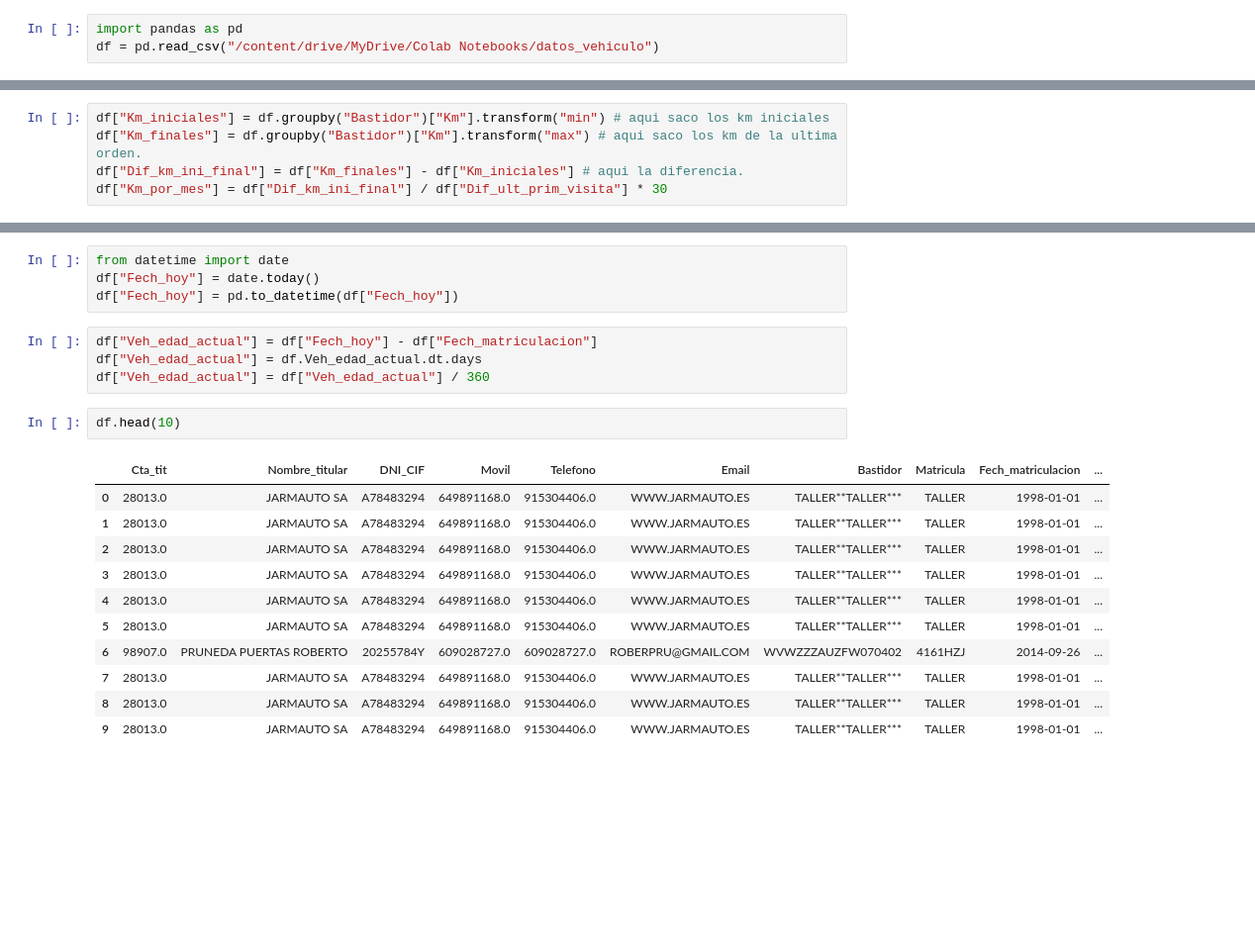
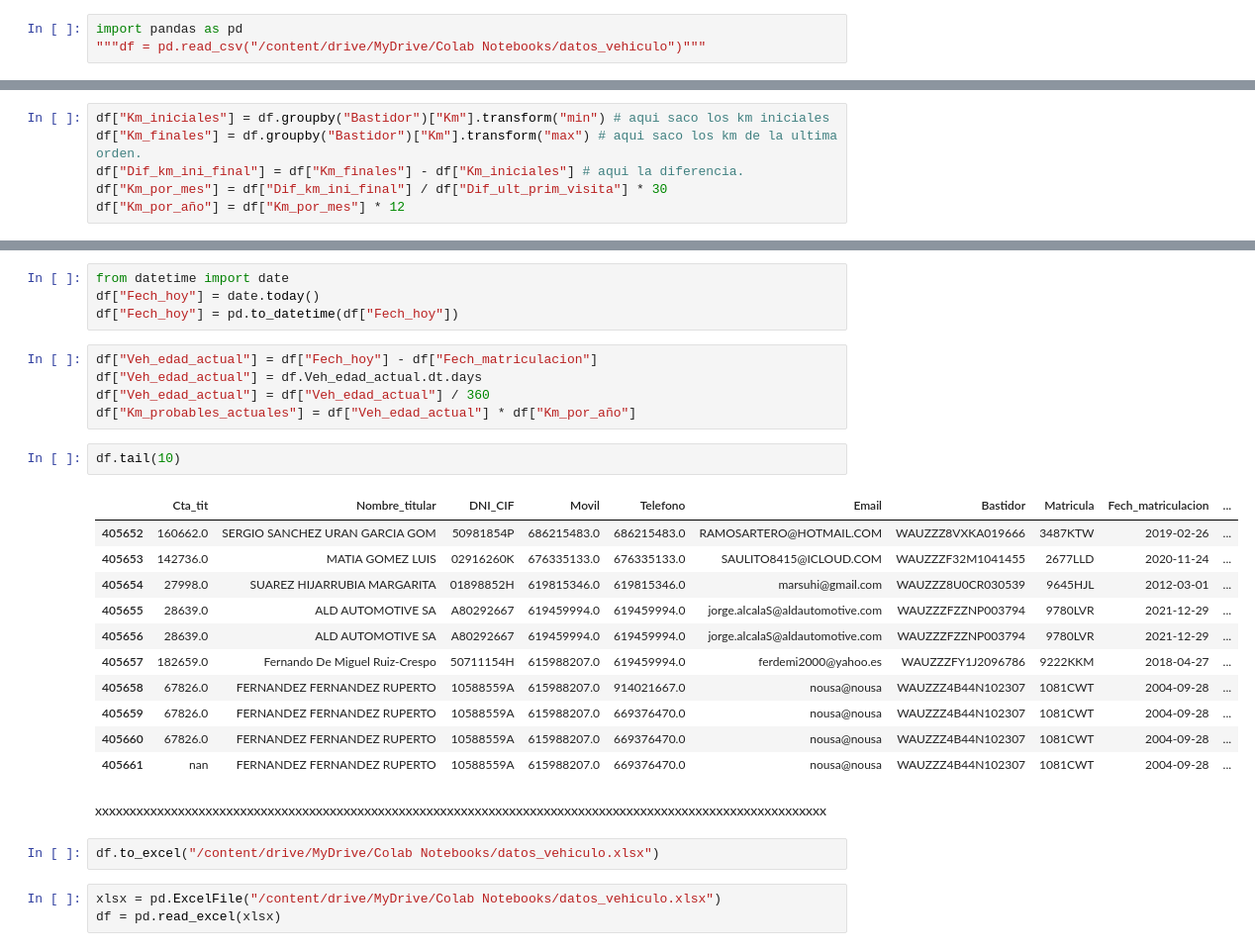
Before and after one commit to pacomm5/PLANTILLAS2, a Jupyter notebook: DATOS_VEHICULO.ipynb, the cells around one changed output, grey strips where cells are left out. Shown at 99% size. Drawn from its saved outputs; the diff is of its cells as text; blank space fills up the shorter version.

```diff
--- a/DATOS_VEHICULO.ipynb
+++ b/DATOS_VEHICULO.ipynb
@@ -79,6 +79,6 @@ df.to_csv("/content/drive/MyDrive/Colab Notebooks/datos_vehiculo")
 # %%
 import pandas as pd
-df = pd.read_csv("/content/drive/MyDrive/Colab Notebooks/datos_vehiculo")
+"""df = pd.read_csv("/content/drive/MyDrive/Colab Notebooks/datos_vehiculo")"""
 # %%
 df.info()
 # %% [output]
@@ -289,6 +289,7 @@ df["Km_iniciales"] = df.groupby("Bastidor")["Km"].transform("min") # aqui saco l
 df["Km_finales"] = df.groupby("Bastidor")["Km"].transform("max") # aqui saco los km de la ultima orden.
 df["Dif_km_ini_final"] = df["Km_finales"] - df["Km_iniciales"] # aqui la diferencia.
 df["Km_por_mes"] = df["Dif_km_ini_final"] / df["Dif_ult_prim_visita"] * 30
+df["Km_por_año"] = df["Km_por_mes"] * 12
 # %%
 df["Veh_edad_fech_cierre"] = df["Fech_cierre"] - df["Fech_matriculacion"]
 df["Veh_edad_fech_cierre"] = df.Veh_edad_fech_cierre.dt.days
@@ -301,17 +302,25 @@ df["Fech_hoy"] = pd.to_datetime(df["Fech_hoy"])
 df["Veh_edad_actual"] = df["Fech_hoy"] - df["Fech_matriculacion"]
 df["Veh_edad_actual"] = df.Veh_edad_actual.dt.days
 df["Veh_edad_actual"] = df["Veh_edad_actual"] / 360
+df["Km_probables_actuales"] = df["Veh_edad_actual"] * df["Km_por_año"]
 # %%
-df.head(10)
+df.tail(10)
 # %% [output]
 |  | Cta_tit | Nombre_titular | DNI_CIF | Movil | Telefono | Email | Bastidor | Matricula | Fech_matriculacion | ... |
-| 0 | 28013.0 | JARMAUTO SA | A78483294 | 649891168.0 | 915304406.0 | WWW.JARMAUTO.ES | TALLER**TALLER*** | TALLER | 1998-01-01 | ... |
-| 1 | 28013.0 | JARMAUTO SA | A78483294 | 649891168.0 | 915304406.0 | WWW.JARMAUTO.ES | TALLER**TALLER*** | TALLER | 1998-01-01 | ... |
-| 2 | 28013.0 | JARMAUTO SA | A78483294 | 649891168.0 | 915304406.0 | WWW.JARMAUTO.ES | TALLER**TALLER*** | TALLER | 1998-01-01 | ... |
-| 3 | 28013.0 | JARMAUTO SA | A78483294 | 649891168.0 | 915304406.0 | WWW.JARMAUTO.ES | TALLER**TALLER*** | TALLER | 1998-01-01 | ... |
-| 4 | 28013.0 | JARMAUTO SA | A78483294 | 649891168.0 | 915304406.0 | WWW.JARMAUTO.ES | TALLER**TALLER*** | TALLER | 1998-01-01 | ... |
-| 5 | 28013.0 | JARMAUTO SA | A78483294 | 649891168.0 | 915304406.0 | WWW.JARMAUTO.ES | TALLER**TALLER*** | TALLER | 1998-01-01 | ... |
-| 6 | 98907.0 | PRUNEDA PUERTAS ROBERTO | 20255784Y | 609028727.0 | 609028727.0 | ROBERPRU@GMAIL.COM | WVWZZZAUZFW070402 | 4161HZJ | 2014-09-26 | ... |
-| 7 | 28013.0 | JARMAUTO SA | A78483294 | 649891168.0 | 915304406.0 | WWW.JARMAUTO.ES | TALLER**TALLER*** | TALLER | 1998-01-01 | ... |
-| 8 | 28013.0 | JARMAUTO SA | A78483294 | 649891168.0 | 915304406.0 | WWW.JARMAUTO.ES | TALLER**TALLER*** | TALLER | 1998-01-01 | ... |
-| 9 | 28013.0 | JARMAUTO SA | A78483294 | 649891168.0 | 915304406.0 | WWW.JARMAUTO.ES | TALLER**TALLER*** | TALLER | 1998-01-01 | ... |
+| 405652 | 160662.0 | SERGIO SANCHEZ URAN GARCIA GOM | 50981854P | 686215483.0 | 686215483.0 | RAMOSARTERO@HOTMAIL.COM | WAUZZZ8VXKA019666 | 3487KTW | 2019-02-26 | ... |
+| 405653 | 142736.0 | MATIA GOMEZ LUIS | 02916260K | 676335133.0 | 676335133.0 | SAULITO8415@ICLOUD.COM | WAUZZZF32M1041455 | 2677LLD | 2020-11-24 | ... |
+| 405654 | 27998.0 | SUAREZ HIJARRUBIA MARGARITA | 01898852H | 619815346.0 | 619815346.0 | marsuhi@gmail.com | WAUZZZ8U0CR030539 | 9645HJL | 2012-03-01 | ... |
+| 405655 | 28639.0 | ALD AUTOMOTIVE SA | A80292667 | 619459994.0 | 619459994.0 | jorge.alcalaS@aldautomotive.com | WAUZZZFZZNP003794 | 9780LVR | 2021-12-29 | ... |
+| 405656 | 28639.0 | ALD AUTOMOTIVE SA | A80292667 | 619459994.0 | 619459994.0 | jorge.alcalaS@aldautomotive.com | WAUZZZFZZNP003794 | 9780LVR | 2021-12-29 | ... |
+| 405657 | 182659.0 | Fernando De Miguel Ruiz-Crespo | 50711154H | 615988207.0 | 619459994.0 | ferdemi2000@yahoo.es | WAUZZZFY1J2096786 | 9222KKM | 2018-04-27 | ... |
+| 405658 | 67826.0 | FERNANDEZ FERNANDEZ RUPERTO | 10588559A | 615988207.0 | 914021667.0 | nousa@nousa | WAUZZZ4B44N102307 | 1081CWT | 2004-09-28 | ... |
+| 405659 | 67826.0 | FERNANDEZ FERNANDEZ RUPERTO | 10588559A | 615988207.0 | 669376470.0 | nousa@nousa | WAUZZZ4B44N102307 | 1081CWT | 2004-09-28 | ... |
+| 405660 | 67826.0 | FERNANDEZ FERNANDEZ RUPERTO | 10588559A | 615988207.0 | 669376470.0 | nousa@nousa | WAUZZZ4B44N102307 | 1081CWT | 2004-09-28 | ... |
+| 405661 | nan | FERNANDEZ FERNANDEZ RUPERTO | 10588559A | 615988207.0 | 669376470.0 | nousa@nousa | WAUZZZ4B44N102307 | 1081CWT | 2004-09-28 | ... |
+# %% [markdown]
+xxxxxxxxxxxxxxxxxxxxxxxxxxxxxxxxxxxxxxxxxxxxxxxxxxxxxxxxxxxxxxxxxxxxxxxxxxxxxxxxxxxxxxxxxxxxxxxxxxxxxxxxxx
+# %%
+df.to_excel("/content/drive/MyDrive/Colab Notebooks/datos_vehiculo.xlsx")
+# %%
+xlsx = pd.ExcelFile("/content/drive/MyDrive/Colab Notebooks/datos_vehiculo.xlsx")
+df = pd.read_excel(xlsx)
```
Also changed, not shown: parts of 4 cells of this notebook.
